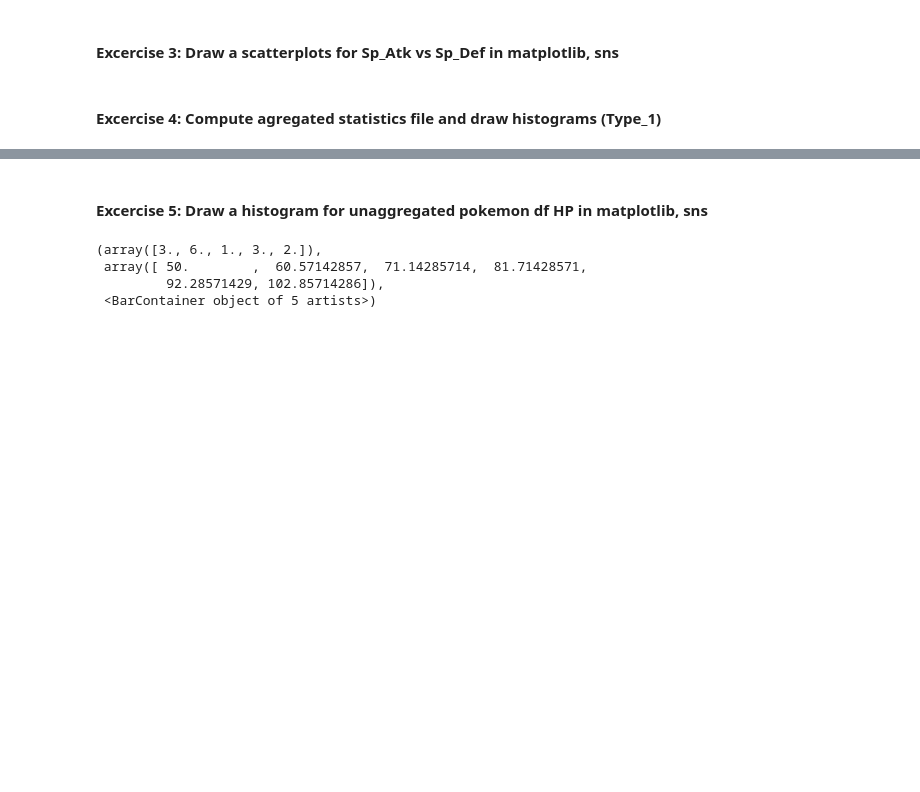
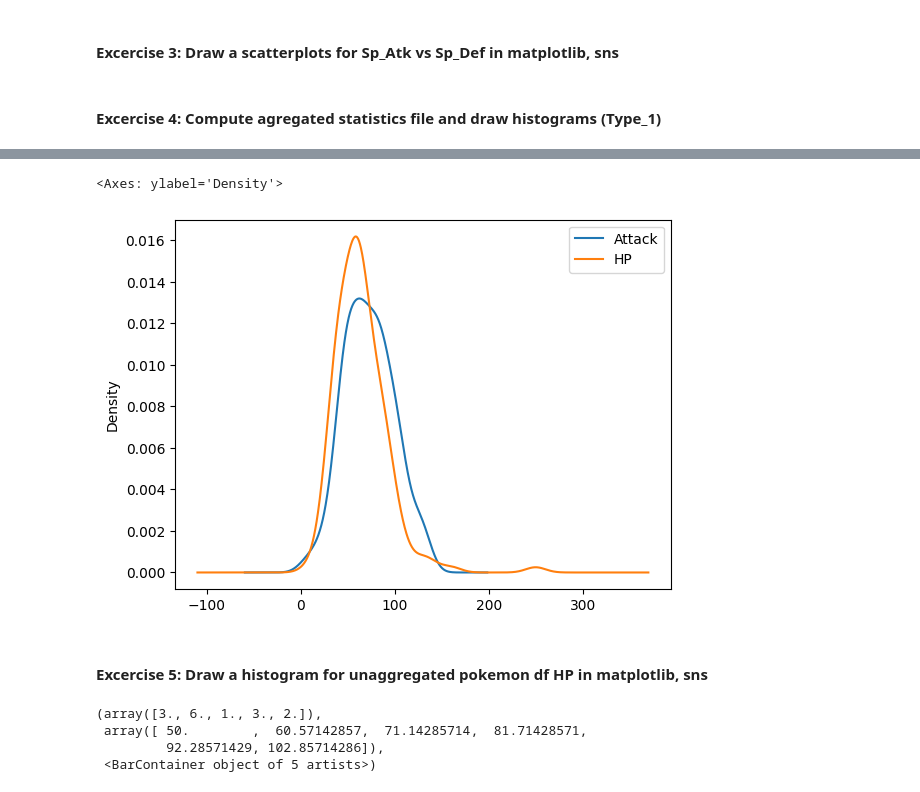
Before and after one commit to fortune-max/M4-python-refresher-ml, a Jupyter notebook: Day3.ipynb, the cells around one changed output, grey strips where cells are left out. Cells and saved outputs as stored; diff of their text form; code cells hidden in the pictures; blank space fills up the shorter version.

```diff
--- a/Day3.ipynb
+++ b/Day3.ipynb
@@ -143,3 +150,8 @@ pokemon_type1_stat
+# %%
+pokemon_df[['Attack', 'HP']].plot(kind='density')
+# %% [output]
+<Axes: ylabel='Density'>
+[figure, added]
 # %% [markdown]
 #### Excercise 5: Draw a histogram for unaggregated pokemon df HP in matplotlib, sns
 # %%
```
Also changed, not shown: parts of 6 cells of this notebook, 2 other files.
